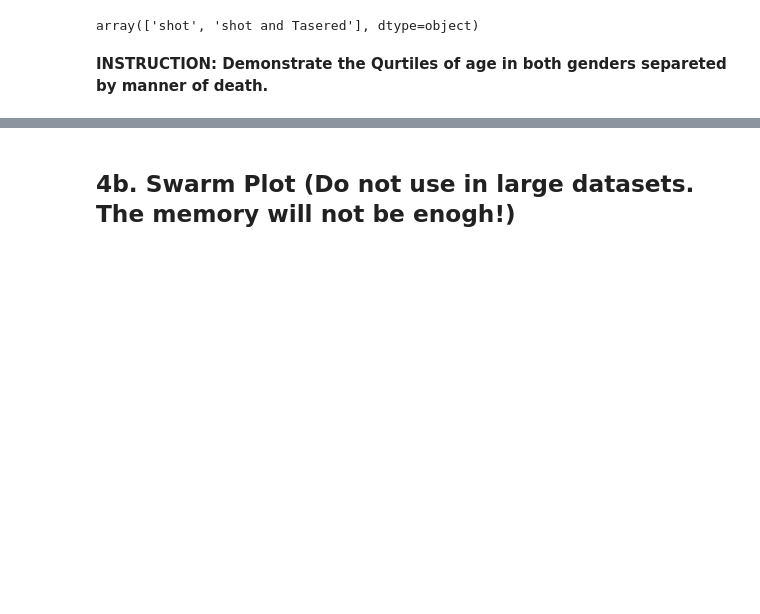
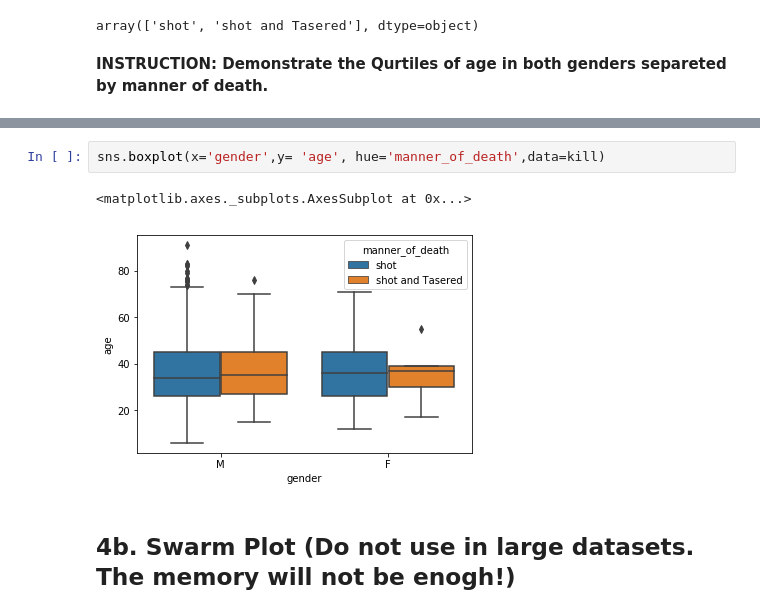
Before and after one commit to ademarslan/Data-Visualization, a Jupyter notebook: 1_Project/02-EU_DS_DVPy_M1-(PoliceKills)/USA_Fatal_Police_Shoot_Analyse_student_version.ipynb, the cells around one changed output, grey strips where cells are left out. Cells and saved outputs as stored; diff of their text form; blank space fills up the shorter version.

```diff
--- a/1_Project/02-EU_DS_DVPy_M1-(PoliceKills)/USA_Fatal_Police_Shoot_Analyse_student_version.ipynb
+++ b/1_Project/02-EU_DS_DVPy_M1-(PoliceKills)/USA_Fatal_Police_Shoot_Analyse_student_version.ipynb
@@ -398,3 +346,8 @@ array(['shot', 'shot and Tasered'], dtype=object)
+# %%
+sns.boxplot(x='gender',y= 'age', hue='manner_of_death',data=kill)
+# %% [output]
+<matplotlib.axes._subplots.AxesSubplot at 0x...>
+[figure, added]
 # %% [markdown]
 ## 4b. Swarm Plot (Do not use in large datasets. The memory will not be enogh!)
 # %% [markdown]
```
Also changed, not shown: parts of 38 cells of this notebook, 3 other files.
